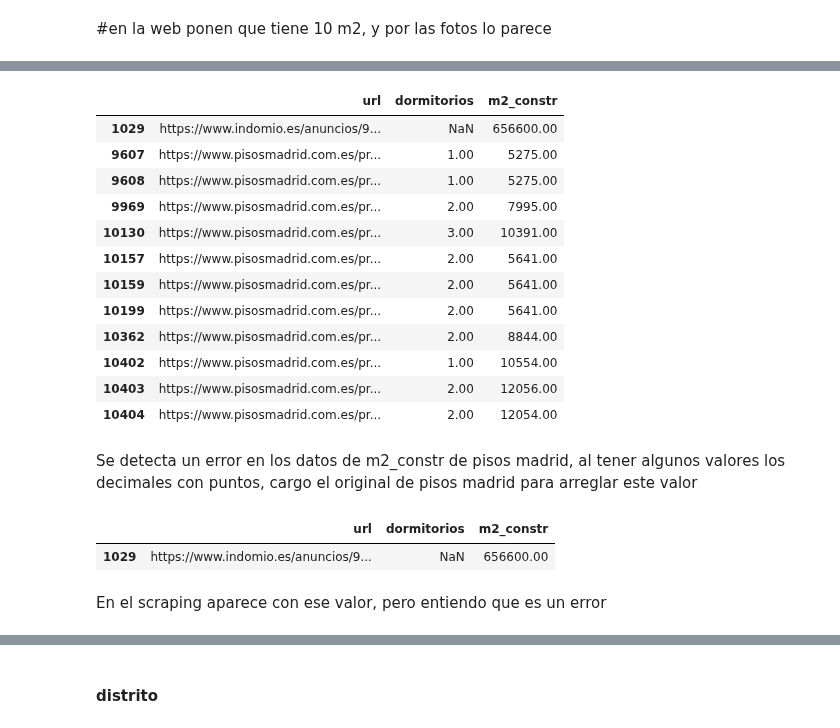
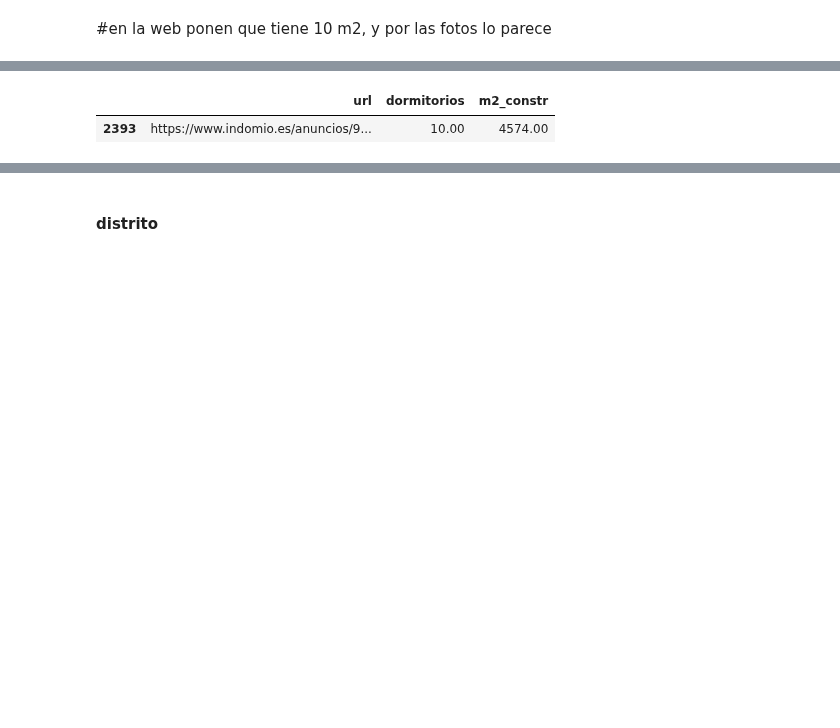
Before and after one commit to avaquerocastro/precios-de-vivienda-madrid, a Jupyter notebook: codigo/01-preprocesamiento-de-datos/Revision_columnas/Revision_Columnas01032025.ipynb, the cells around one changed output, grey strips where cells are left out. Saved outputs shown, nothing was run; the diff lists cells and outputs as text; code cells hidden in the pictures; blank space fills up the shorter version.

```diff
--- a/codigo/01-preprocesamiento-de-datos/Revision_columnas/Revision_Columnas01032025.ipynb
+++ b/codigo/01-preprocesamiento-de-datos/Revision_columnas/Revision_Columnas01032025.ipynb
@@ -405,3 +347,0 @@ df17.shape
-# %%
-# Eliminar filas donde la columna 'precio' es igual a 1
-df17 = df17[df17["precio"] != 1]
@@ -412,3 +356,8 @@ df17.shape
+# %%
+df17['precio'] = df17['precio'].apply(lambda x: str(x).replace('.', '') if isinstance(x, str) and float(x.replace('.', '')) >= 1000000 else x)
+col_tiponuevo= ["precio"]
+
+df17[col_tiponuevo] = df17[col_tiponuevo].astype("float")
 # %%
 
 # Filtro de las filas con valores en precio anteior
@@ -436,2 +385,6 @@ filas_valor_eur
+# %%
+#elimino url por que es incorecta
+# Supongamos que la columna que contiene URLs se llama 'url'
+df17 = df17[df17['url'] != 'https://www.indomio.es/anuncios/96246263/']
 # %%
 # Filtro de valores
@@ -542,6 +436,3 @@ dfpcomlimpio['m2_constr'] = dfpcomlimpio['m2_constr'].astype(float)
-# %%
-#ahora ponemos el valor que tenemos en dfpcomlimpio cuando coincide la web
-df17=actualizar_valores_conclave(df17, dfpcomlimpio, 'url', 'm2_constr')
 # %%
 df17.query("m2_constr<= 10 & web=='pisos.com'")['url']
 # %% [output]
@@ -572,20 +458,7 @@ m2_constr
 Name: count, Length: 561, dtype: int64
 # %%
 #voy a mirar los valores de m2_constr>1000
-df17.query("m2_constr>= 5000")[['url','dormitorios','m2_constr']]
+df17.query("m2_constr>= 4000")[['url','dormitorios','m2_constr']]
 # %% [output]
 |  | url | dormitorios | m2_constr |
-| 1029 | https://www.indomio.es/anuncios/9... | NaN | 656600.00 |
-| 9607 | https://www.pisosmadrid.com.es/pr... | 1.00 | 5275.00 |
-| 9608 | https://www.pisosmadrid.com.es/pr... | 1.00 | 5275.00 |
-| 9969 | https://www.pisosmadrid.com.es/pr... | 2.00 | 7995.00 |
-| 10130 | https://www.pisosmadrid.com.es/pr... | 3.00 | 10391.00 |
-| 10157 | https://www.pisosmadrid.com.es/pr... | 2.00 | 5641.00 |
-| 10159 | https://www.pisosmadrid.com.es/pr... | 2.00 | 5641.00 |
-| 10199 | https://www.pisosmadrid.com.es/pr... | 2.00 | 5641.00 |
-| 10362 | https://www.pisosmadrid.com.es/pr... | 2.00 | 8844.00 |
-| 10402 | https://www.pisosmadrid.com.es/pr... | 1.00 | 10554.00 |
-| 10403 | https://www.pisosmadrid.com.es/pr... | 2.00 | 12056.00 |
-| 10404 | https://www.pisosmadrid.com.es/pr... | 2.00 | 12054.00 |
+| 2393 | https://www.indomio.es/anuncios/9... | 10.00 | 4574.00 |
-# %% [markdown]
-Se detecta un error en los datos de m2_constr de pisos madrid, al tener algunos valores los decimales con puntos, cargo el original de pisos madrid para arreglar este valor
@@ -600,10 +465,3 @@ df17=actualizar_valores_conclave(df17, dfpmlimpio, 'url', 'm2_constr')
-# %%
-df17.query("m2_constr>= 5000")[['url','dormitorios','m2_constr']]
-# %% [output]
-|  | url | dormitorios | m2_constr |
-| 1029 | https://www.indomio.es/anuncios/9... | NaN | 656600.00 |
-# %% [markdown]
-En el scraping aparece con ese valor, pero entiendo que es un error
 # %%
 # Eliminar la fila donde la columna 'url' es igual a la URL especificada
 df17 = df17[df17["url"] != "https://www.indomio.es/anuncios/96246263/"]
```
Also changed, not shown: parts of 47 cells of this notebook, 7 other files.
